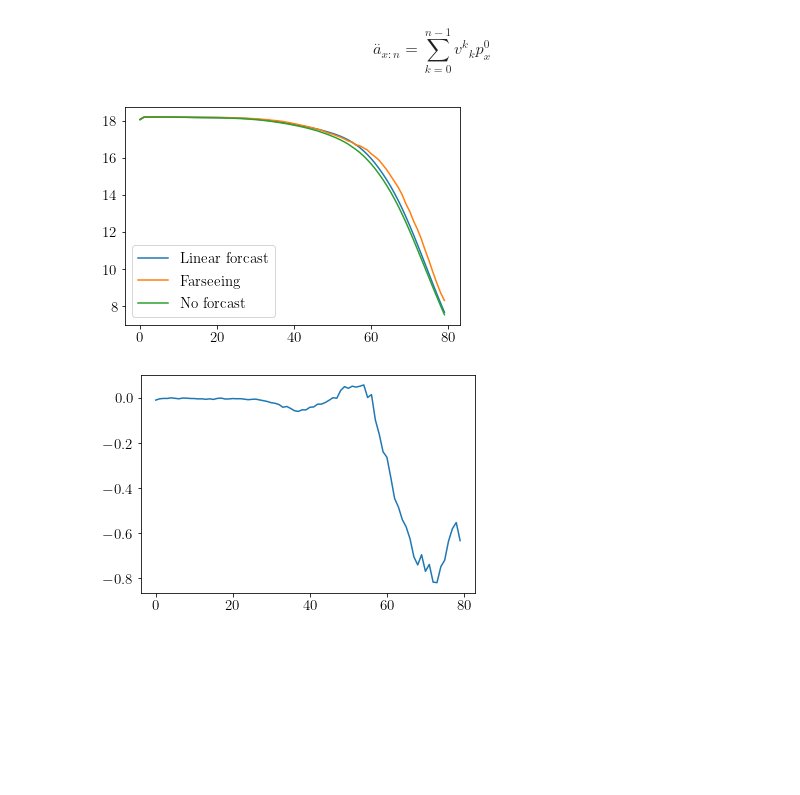
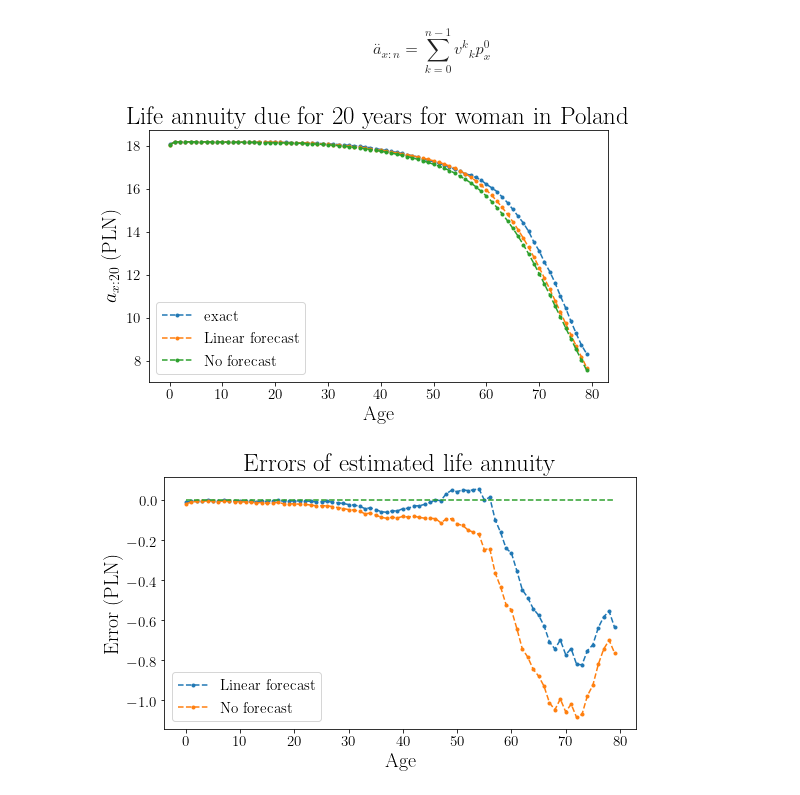
Before and after one commit to rogulforce/life_insurance_projekt, a Jupyter notebook: products_calculation.ipynb, the cells around one changed output. Saved outputs shown, nothing was run; the diff lists cells and outputs as text; code cells hidden in the pictures; blank space fills up the shorter version.

```diff
--- a/products_calculation.ipynb
+++ b/products_calculation.ipynb
@@ -223,36 +251,51 @@ $$ \overset{..}{a}_{x:n} = \sum_{k=0}^{n-1} v^{k} {}_k p^0_x$$
 # %%
 delta = 0.01
 v = np.exp(-delta)
 forecasting_horizon = np.arange(0, n)
 forecasting_horizon = forecasting_horizon[None, :]
 
 discounting_factor = v**forecasting_horizon
 
 
 kPx, Qkx = linear
 a_linear = discounting_factor*kPx
 a_linear = a_linear.sum(1)
 
 
 kPx, Qkx = farseer
 a_farseer = discounting_factor*kPx
 a_farseer = a_farseer.sum(1)
 
 
 kPx, Qkx = no_prediction
 a_no_prediction = discounting_factor*kPx
 a_no_prediction = a_no_prediction.sum(1)
 
 
-plt.plot(a_linear, label="Linear forcast")
-plt.plot(a_farseer, label="Farseeing")
-plt.plot(a_no_prediction, label = "No forcast")
-plt.legend()
-plt.show()
+fig, ax = plt.subplots(figsize = (0.8 * Image_width, 0.5 * Image_width))
+
+ax.plot(a_farseer, '.--', label="exact")
+ax.plot(a_linear, '.--', label="Linear forecast")
+ax.plot(a_no_prediction, '.--', label = "No forecast")
+ax.set_xlabel("Age")
+ax.set_ylabel("$a_{x:20}$ (PLN)")
+ax.legend()
+ax.set_title("Life annuity due for 20 years for woman in Poland")
+fig.tight_layout()
+plt.savefig('Figures\\LifeAnnuity.jpg', bbox_inches = 'tight', dpi = 700)
 # %% [output]
-[figure, old version]
+[figure, new version]
-# %%
-plt.plot(a_linear-a_farseer)
-plt.show()
-# %% [output]
-[figure, removed]
+# %%
+fig, ax = plt.subplots(figsize = (0.8 * Image_width, 0.5 * Image_width))
+
+ax.plot((a_linear-a_farseer), '.--', label = 'Linear forecast')
+ax.plot((a_no_prediction - a_farseer), '.--', label ='No forecast')
+ax.plot(np.zeros(80), '--')
+ax.set_xlabel("Age")
+ax.set_ylabel("Error (PLN)")
+ax.legend()
+ax.set_title("Errors of estimated life annuity")
+fig.tight_layout()
+plt.savefig('Figures\\LifeAnnuityErrors.jpg', bbox_inches = 'tight', dpi = 700)
+# %% [output]
+[figure, added]
```
Also changed, not shown: parts of 6 cells of this notebook.
